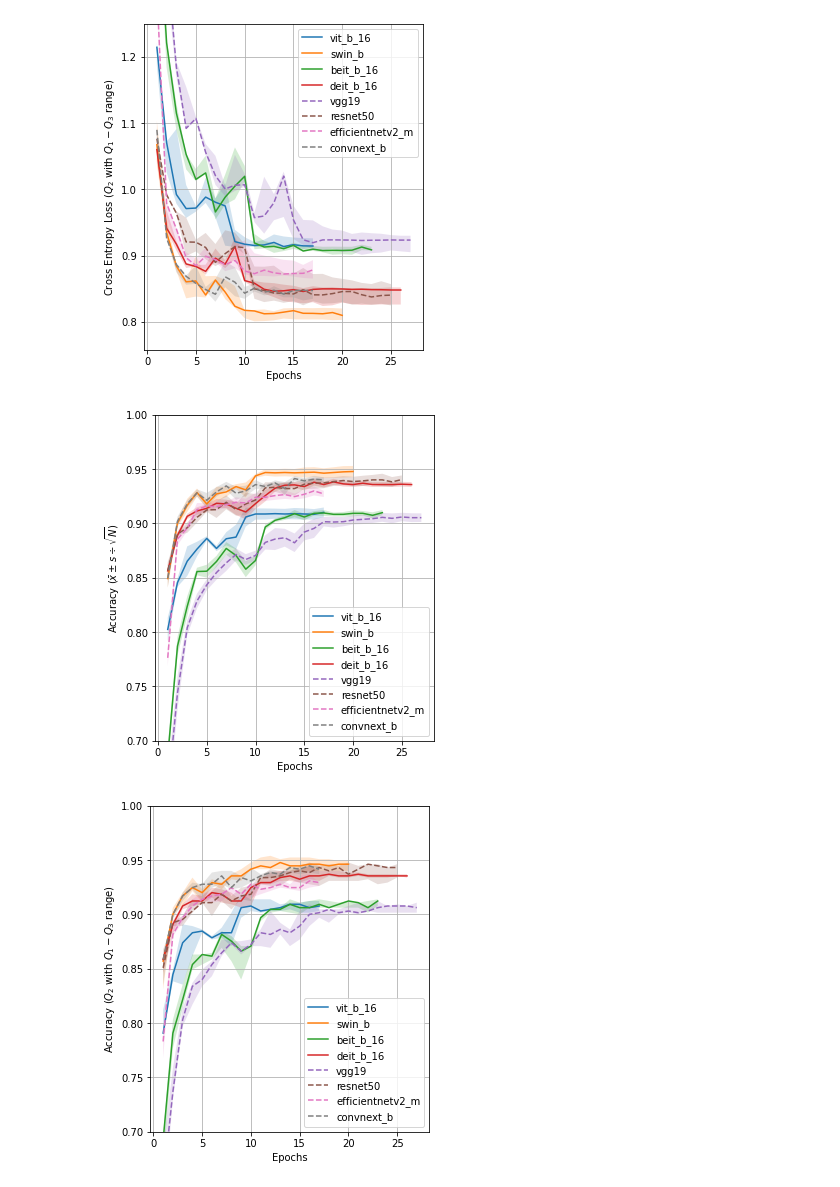
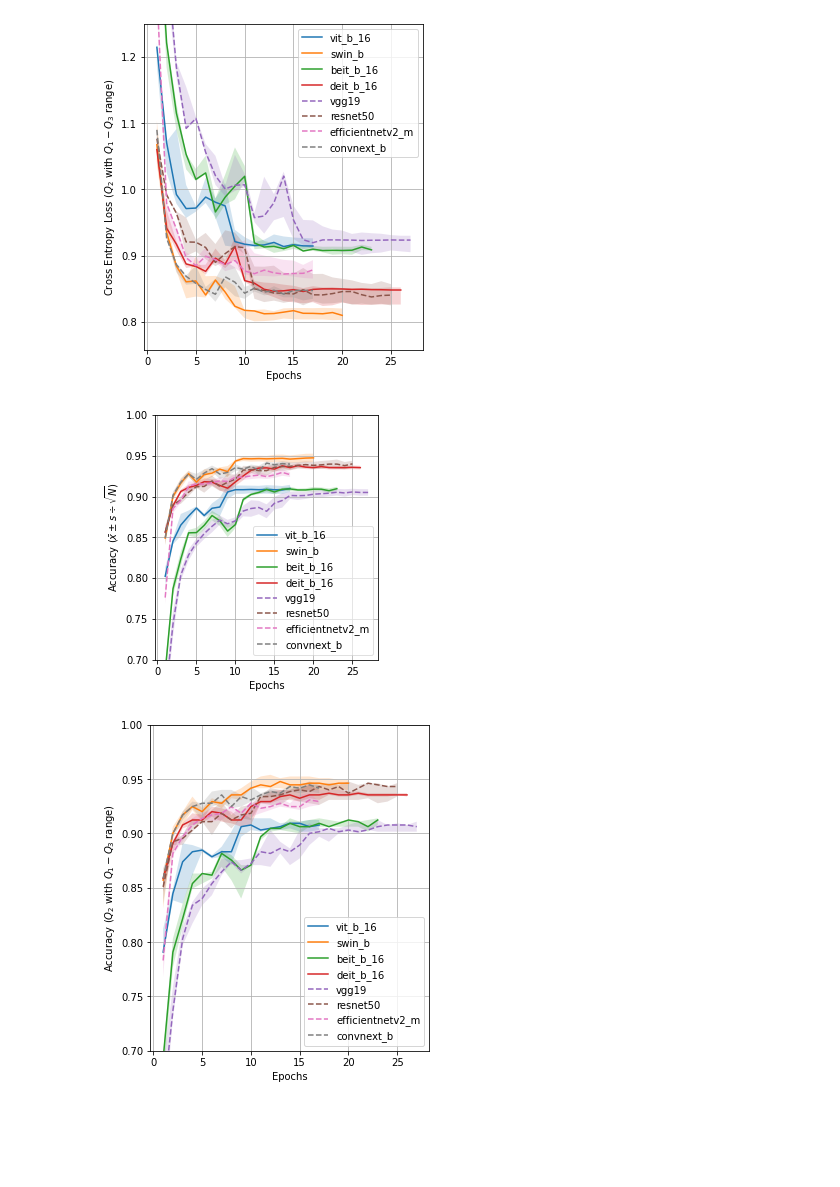
Before and after one commit to IndoorAdventurer/ViTTransferLearningForArtClassification, a Jupyter notebook: result_analysis/validation_analysis.ipynb, the cells around one changed output. Drawn from its saved outputs; the diff is of its cells as text; code cells hidden in the pictures; blank space fills up the shorter version.

```diff
--- a/result_analysis/validation_analysis.ipynb
+++ b/result_analysis/validation_analysis.ipynb
@@ -138,27 +138,27 @@ plt.savefig(os.path.join(target_dir, "median_loss.svg"), format="svg")
 # %%
 # Plotting mean accuracy
 for model in models:
     df = models[model]["df"]
     x = [idx + 1 for idx in range(len(df))]
     y = df["mean_acc"].to_list()
     ybott = df["low_bound_acc"].to_list()
     ytop = df["up_bound_acc"].to_list()
     ls = "-" if models[model]["vit"] else "--"
     plt.plot(x, y, label=model, linestyle=ls)
     plt.fill_between(x, y1=ybott, y2=ytop, alpha=0.2)
 
-plt.legend()
+plt.legend(framealpha=0.6)
 plt.grid()
 plt.xlabel("Epochs")
 plt.ylabel(r"Accuracy ($\bar{x} \pm s \div \sqrt{N}$)")
 plt.ylim(top=1, bottom=0.7)
 
 fig = plt.gcf()
-fig.set_size_inches(5, 6)
+fig.set_size_inches(4, 4.5)
 plt.savefig(os.path.join(target_dir, "mean_accuracy.svg"), format="svg")
-#plt.show()
+# plt.show()
 # %% [output]
-[figure, old version]
+[figure, new version]
 # %%
 # Plotting median accuracy
 for model in models:
```
Also changed, not shown: 25 other files.
